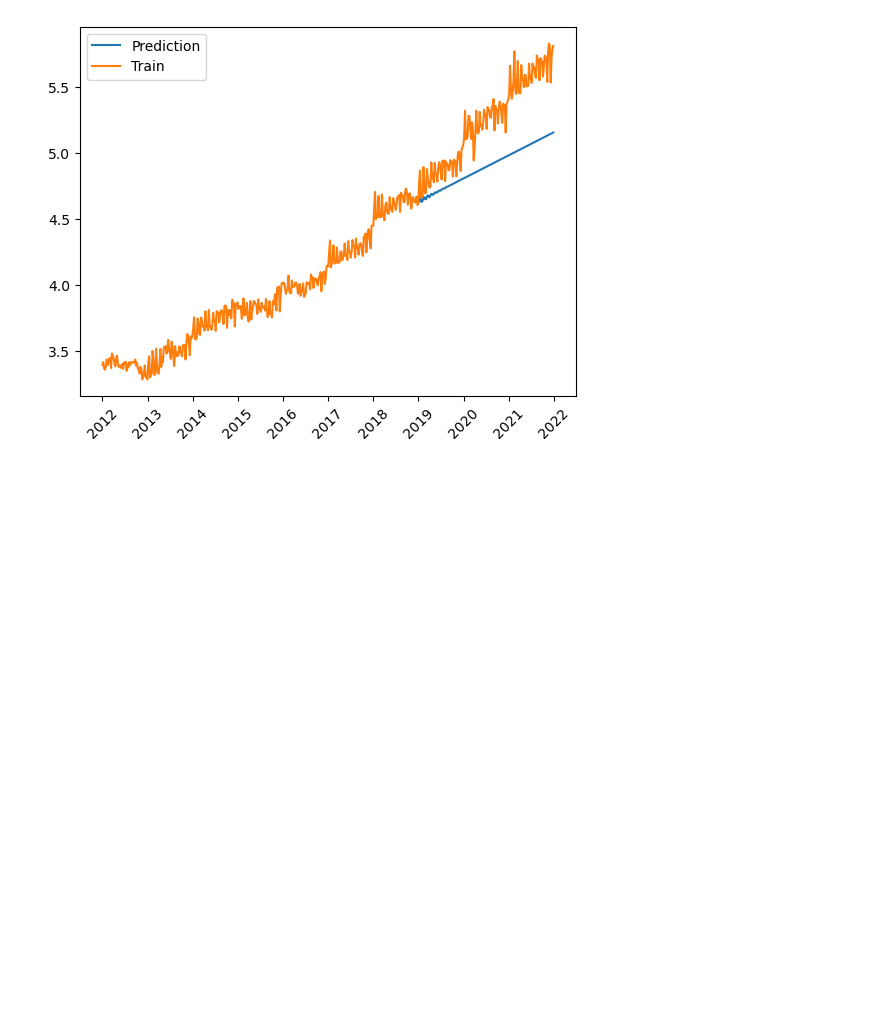
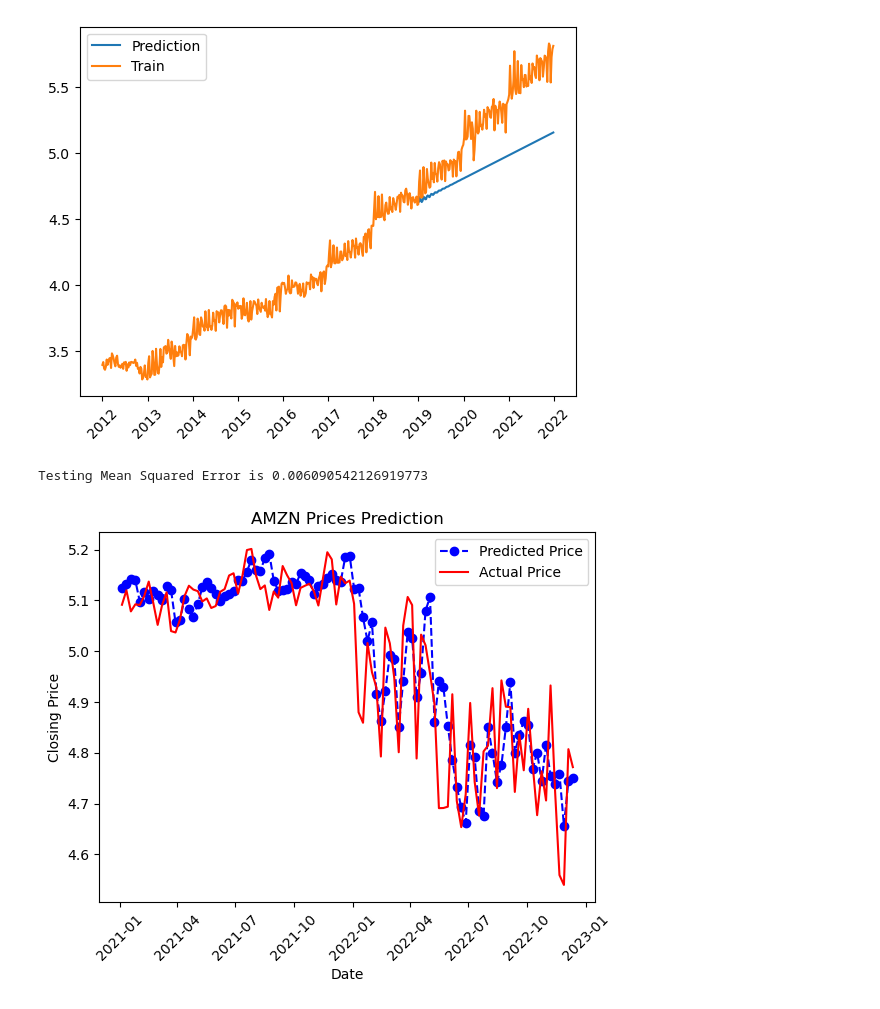
Before and after one commit to eahn01/Stock-Market-Analysis-ahn-liu-econ323, a Jupyter notebook: analysis.ipynb, the cells around one changed output. Drawn from its saved outputs; the diff is of its cells as text; code cells hidden in the pictures; blank space fills up the shorter version.

Commit message:
prediction

```diff
--- a/analysis.ipynb
+++ b/analysis.ipynb
@@ -731,3 +705,33 @@ plt.legend()
 # %% [output]
 <matplotlib.legend.Legend at 0x...>
 [figure]
+# %%
+history = [x for x in amzn_train]
+model_predictions = []
+N_test_observations = len(amzn_test)
+for time_point in range(N_test_observations):
+    model = ARIMA(history, order=(3,1,3))
+    model_fit = model.fit()
+    output = model_fit.forecast()
+    yhat = output[0]
+    model_predictions.append(yhat)
+    true_test_value = amzn_test[time_point]
+    history.append(true_test_value)
+# %%
+MSE_error = mean_squared_error(amzn_test, model_predictions)
+print('Testing Mean Squared Error is {}'.format(MSE_error))
+# %% [output]
+Testing Mean Squared Error is 0.006090542126919773
+# %%
+#test_set_range = amzn_week[int(len(amzn_week)*0.7):].index
+test_set_range= amzn_test.index
+plt.plot(test_set_range, model_predictions, color='blue', marker='o', linestyle='dashed',label='Predicted Price')
+plt.plot(test_set_range, amzn_test, color='red', label='Actual Price')
+plt.title('AMZN Prices Prediction')
+plt.xlabel('Date')
+plt.ylabel('Closing Price')
+plt.xticks(rotation = 45)
+plt.legend()
+plt.show()
+# %% [output]
+[figure, added]
```
Also changed, not shown: parts of 11 cells of this notebook.
